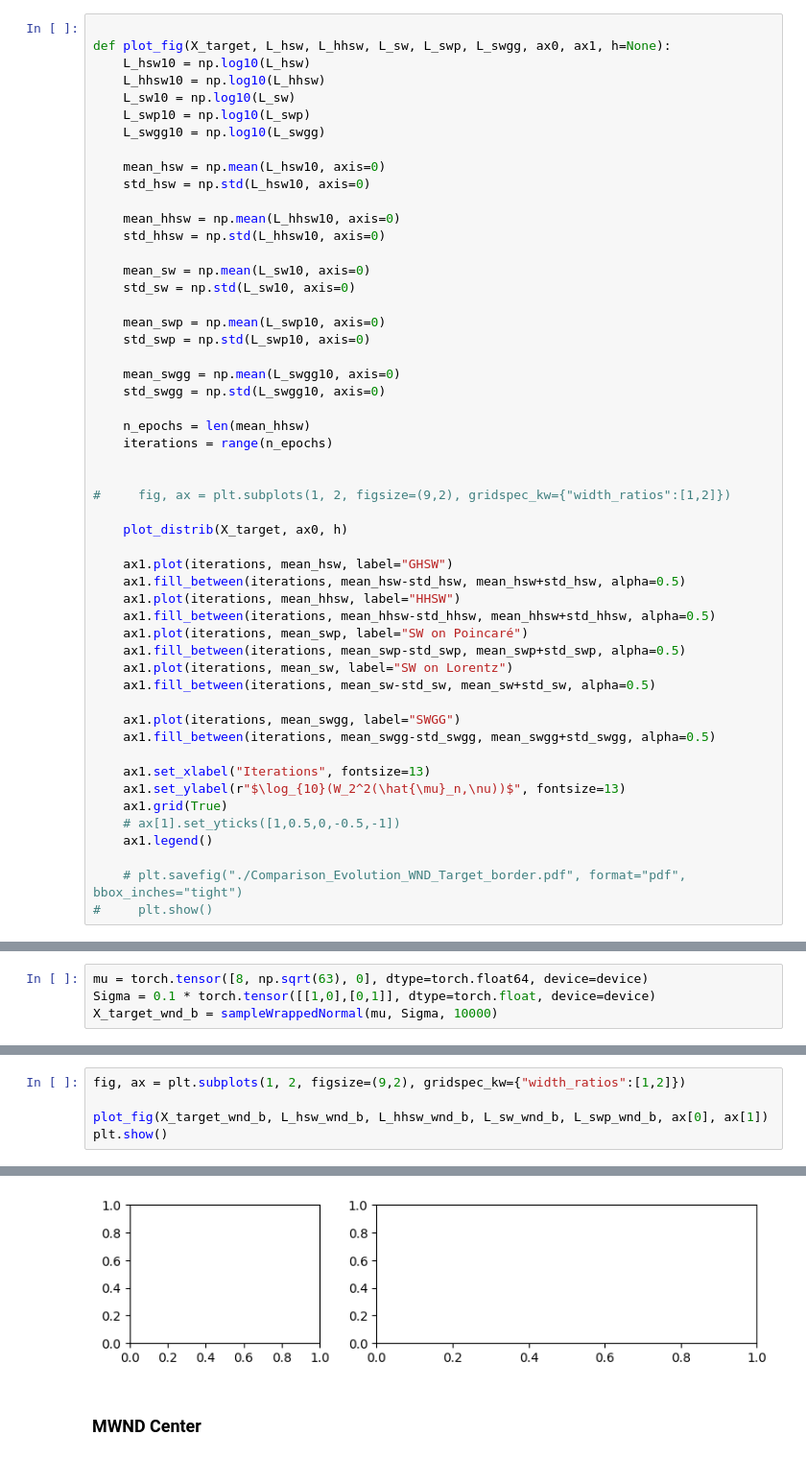
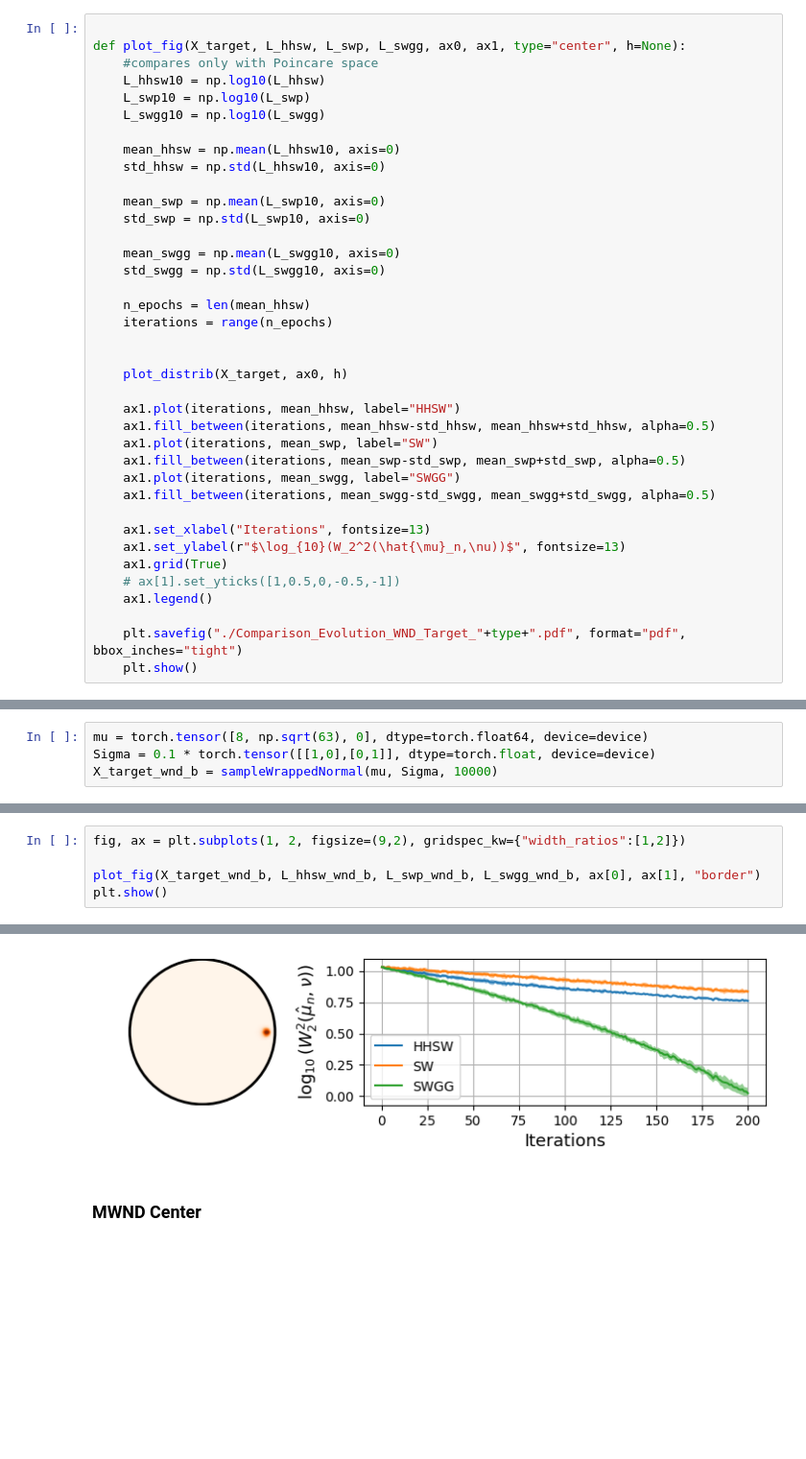
Before and after one commit to rtavenar/dgswp, a Jupyter notebook: gradient_flows_hyperbolic.ipynb, the cells around one changed output, grey strips where cells are left out. Shown: that part at 96% size. Drawn from its saved outputs; the diff is of its cells as text; blank space fills up the shorter version.

```diff
--- a/gradient_flows_hyperbolic.ipynb
+++ b/gradient_flows_hyperbolic.ipynb
@@ -141,21 +144,14 @@ def plot_distrib(X, ax, h=None):
     plot_density(xy_poincare, probs, radius,ax=ax)
 # %%
 
-def plot_fig(X_target, L_hsw, L_hhsw, L_sw, L_swp, L_swgg, ax0, ax1, h=None):
-    L_hsw10 = np.log10(L_hsw)
+def plot_fig(X_target, L_hhsw, L_swp, L_swgg, ax0, ax1, type="center", h=None):
+    #compares only with Poincare space
     L_hhsw10 = np.log10(L_hhsw)
-    L_sw10 = np.log10(L_sw)
     L_swp10 = np.log10(L_swp)
     L_swgg10 = np.log10(L_swgg)
 
-    mean_hsw = np.mean(L_hsw10, axis=0)
-    std_hsw = np.std(L_hsw10, axis=0)
-
     mean_hhsw = np.mean(L_hhsw10, axis=0)
     std_hhsw = np.std(L_hhsw10, axis=0)
-
-    mean_sw = np.mean(L_sw10, axis=0)
-    std_sw = np.std(L_sw10, axis=0)
 
     mean_swp = np.mean(L_swp10, axis=0)
     std_swp = np.std(L_swp10, axis=0)
@@ -167,19 +163,12 @@ def plot_fig(X_target, L_hsw, L_hhsw, L_sw, L_swp, L_swgg, ax0, ax1, h=None):
     iterations = range(n_epochs)
 
 
-#     fig, ax = plt.subplots(1, 2, figsize=(9,2), gridspec_kw={"width_ratios":[1,2]})
-
     plot_distrib(X_target, ax0, h)
 
-    ax1.plot(iterations, mean_hsw, label="GHSW")
-    ax1.fill_between(iterations, mean_hsw-std_hsw, mean_hsw+std_hsw, alpha=0.5)
     ax1.plot(iterations, mean_hhsw, label="HHSW")
     ax1.fill_between(iterations, mean_hhsw-std_hhsw, mean_hhsw+std_hhsw, alpha=0.5)
-    ax1.plot(iterations, mean_swp, label="SW on Poincaré")
+    ax1.plot(iterations, mean_swp, label="SW")
     ax1.fill_between(iterations, mean_swp-std_swp, mean_swp+std_swp, alpha=0.5)
-    ax1.plot(iterations, mean_sw, label="SW on Lorentz")
-    ax1.fill_between(iterations, mean_sw-std_sw, mean_sw+std_sw, alpha=0.5)
-
     ax1.plot(iterations, mean_swgg, label="SWGG")
     ax1.fill_between(iterations, mean_swgg-std_swgg, mean_swgg+std_swgg, alpha=0.5)
 
@@ -189,6 +178,6 @@ def plot_fig(X_target, L_hsw, L_hhsw, L_sw, L_swp, L_swgg, ax0, ax1, h=None):
     # ax[1].set_yticks([1,0.5,0,-0.5,-1])
     ax1.legend()
 
-    # plt.savefig("./Comparison_Evolution_WND_Target_border.pdf", format="pdf", bbox_inches="tight")
-#     plt.show()
+    plt.savefig("./Comparison_Evolution_WND_Target_"+type+".pdf", format="pdf", bbox_inches="tight")
+    plt.show()
 # %% [markdown]
@@ -362,6 +214,6 @@ plt.show()
 # %%
 fig, ax = plt.subplots(1, 2, figsize=(9,2), gridspec_kw={"width_ratios":[1,2]})
 
-plot_fig(X_target_wnd_b, L_hsw_wnd_b, L_hhsw_wnd_b, L_sw_wnd_b, L_swp_wnd_b, ax[0], ax[1])
+plot_fig(X_target_wnd_b, L_hhsw_wnd_b, L_swp_wnd_b, L_swgg_wnd_b, ax[0], ax[1], "border")
 plt.show()
 # %% [output]
@@ -369,4 +220,4 @@ TypeError: plot_fig() missing 1 required positional argument: 'ax1'
-[figure, old version]
+[figure, new version]
 # %% [markdown]
 ### MWND Center
 # %%
```
Also changed, not shown: parts of 15 cells of this notebook, 31 other files.
